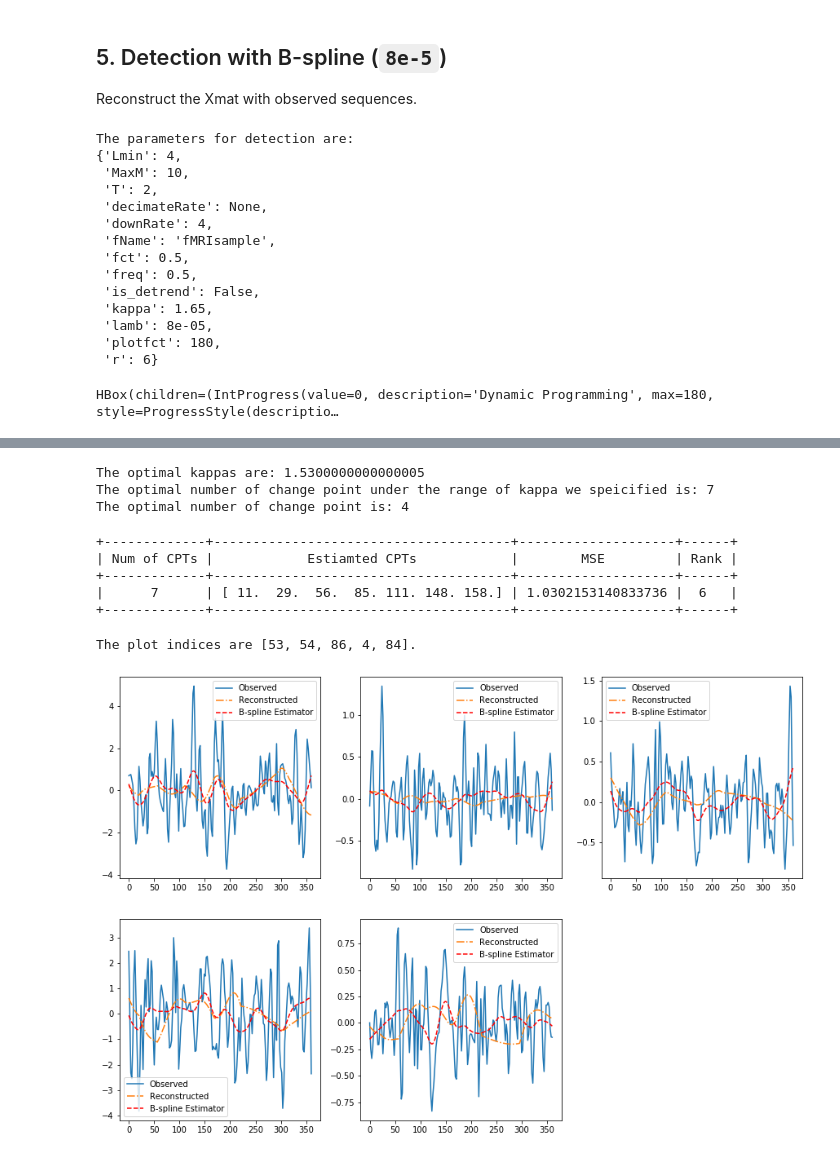
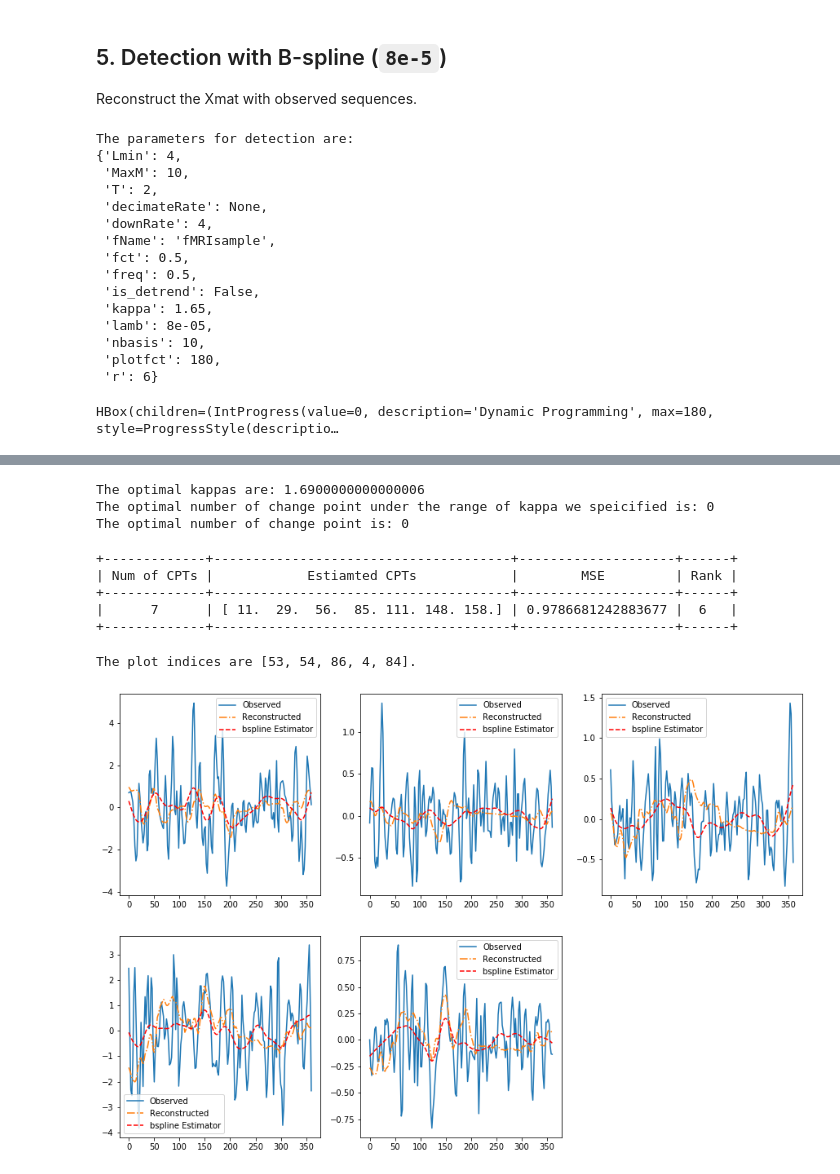
Before and after one commit to JINhuaqing/TVDN-simu, a Jupyter notebook: realdata/fMRI0904.ipynb, the cells around one changed output, grey strips where cells are left out. Drawn from its saved outputs; the diff is of its cells as text; code cells hidden in the pictures.

```diff
--- a/realdata/fMRI0904.ipynb
+++ b/realdata/fMRI0904.ipynb
@@ -34,7 +34,7 @@ else:
     from tqdm import tqdm
 
 class TVDNDetect1(TVDNDetect):
-    def __init__(self, Ymat, ReconXmat, dataType=None, saveDir=None, showProgress=True, **paras):
+    def __init__(self, Ymat, ReconXmat, smoothType="Bspline", dataType=None, saveDir=None, showProgress=True, **paras):
         """
         Input:
             Ymat: The data matrix, d x n
@@ -57,12 +57,16 @@ class TVDNDetect1(TVDNDetect):
                     freq: The parameter used drawing the eigen values plots
         """
         self.Ymat = Ymat
-        self.ReconXmat = ReconXmat
         self.paras = edict()
         if dataType is not None:
             self.dataType = dataType.lower()
         else:
             self.dataType = dataType
+
+        if smoothType is not None:
+            self.smoothType = smoothType.lower()
+        else:
+            self.smoothType = smoothType
 
 
         if self.dataType == "meg":
@@ -79,6 +83,7 @@ class TVDNDetect1(TVDNDetect):
             self.paras.fName = "MEG"
             self.paras.plotfct = 30
             self.paras.freq = 60
+            self.paras.nbasis = 10
         elif self.dataType == "fmri":
             self.paras.kappa = 2.65
             self.paras.Lmin = 4
@@ -93,6 +98,7 @@ class TVDNDetect1(TVDNDetect):
             self.paras.fName = "fMRI"
             self.paras.plotfct = 180
             self.paras.freq = 0.5
+            self.paras.nbasis = 10
         else:
             self.paras.kappa = 2.65
             self.paras.Lmin = 4
@@ -107,6 +113,7 @@ class TVDNDetect1(TVDNDetect):
             self.paras.fName = "simu"
             self.paras.plotfct = 1
             self.paras.freq = 180
+            self.paras.nbasis = 10
         keys = list(self.paras.keys())
         for key in paras.keys():
             self.paras[key] = paras[key]
@@ -121,6 +128,7 @@ class TVDNDetect1(TVDNDetect):
         else:
             self.saveDir = saveDir
 
+        self.ReconXmat = ReconXmat
         self.showProgress = showProgress
         self.nYmat = None
         self.Xmat = None
@@ -138,8 +146,7 @@ class TVDNDetect1(TVDNDetect):
         self.canpts = None
 
 
-
-    def __GetRecResCur(self):
+    def GetRecResCur(self):
         numchg = len(self.ecpts)
         if self.RecYmatAll is not None:
             self.RecResCur = self.RecYmatAll[numchg]
@@ -176,7 +183,7 @@ class TVDNDetect1(TVDNDetect):
             eigVecs = midRes.eigVecs
             self.RecResCur = self.ReconXmat(finalRes.chgMat[numchg-1, :numchg], ndXmat, nXmat, kpidxs, eigVecs, self.nYmat, tStep, r=r, is_full=True)
 
-    def __GetRecYmats(self):
+    def GetRecYmats(self):
         if self.RecYmatAll is None:
             RecYmatAll = []
             MaxM = self.paras.MaxM
@@ -657,6 +668,7 @@ The parameters for detection are:
  'is_detrend': False,
  'kappa': 1.65,
  'lamb': 8e-05,
+ 'nbasis': 10,
  'plotfct': 180,
  'r': 6}
 # %%
@@ -673,9 +685,9 @@ print("The optimal kappas are:", fMRIdetObs.optKappa)
 print("The optimal number of change point under the range of kappa we speicified is:", fMRIdetObs.optKappaOptNumChg)
 print("The optimal number of change point is:", fMRIdetObs.optNumChg)
 # %% [output]
-The optimal kappas are: 1.5300000000000005
-The optimal number of change point under the range of kappa we speicified is: 7
-The optimal number of change point is: 4
+The optimal kappas are: 1.6900000000000006
+The optimal number of change point under the range of kappa we speicified is: 0
+The optimal number of change point is: 0
 # %%
 fMRIdetObs.UpdateEcpts(7)
 print(fMRIdetObs)
@@ -683,11 +695,11 @@ print(fMRIdetObs)
 +-------------+--------------------------------------+--------------------+------+
 | Num of CPTs |            Estiamted CPTs            |        MSE         | Rank |
 +-------------+--------------------------------------+--------------------+------+
-|      7      | [ 11.  29.  56.  85. 111. 148. 158.] | 1.0302153140833736 |  6   |
+|      7      | [ 11.  29.  56.  85. 111. 148. 158.] | 0.9786681242883677 |  6   |
 +-------------+--------------------------------------+--------------------+------+
 # %%
-fMRIdetObs.PlotRecCurve(idxs=[53, 54, 86, 4, 84], is_bsp=True, saveFigPath="recObs.jpg")
+fMRIdetObs.PlotRecCurve(idxs=[53, 54, 86, 4, 84], is_smoothCurve=True, saveFigPath="recObs.jpg")
 #fMRIdetObs.PlotRecCurve(is_bsp=True, saveFigPath="recObs.jpg")
 # %% [output]
 The plot indices are [53, 54, 86, 4, 84].
-[figure, old version]
+[figure, new version]
```
Also changed, not shown: parts of 11 cells of this notebook, 3 other files.
